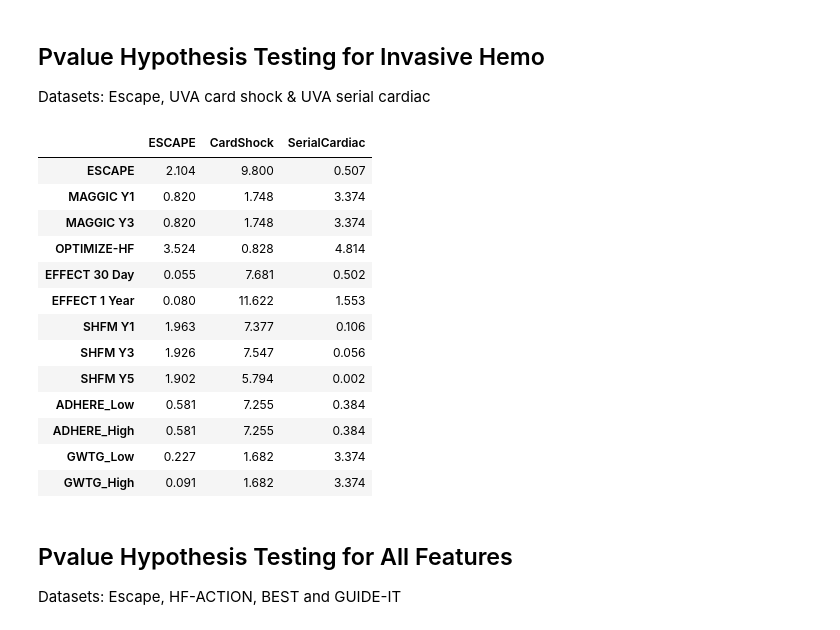
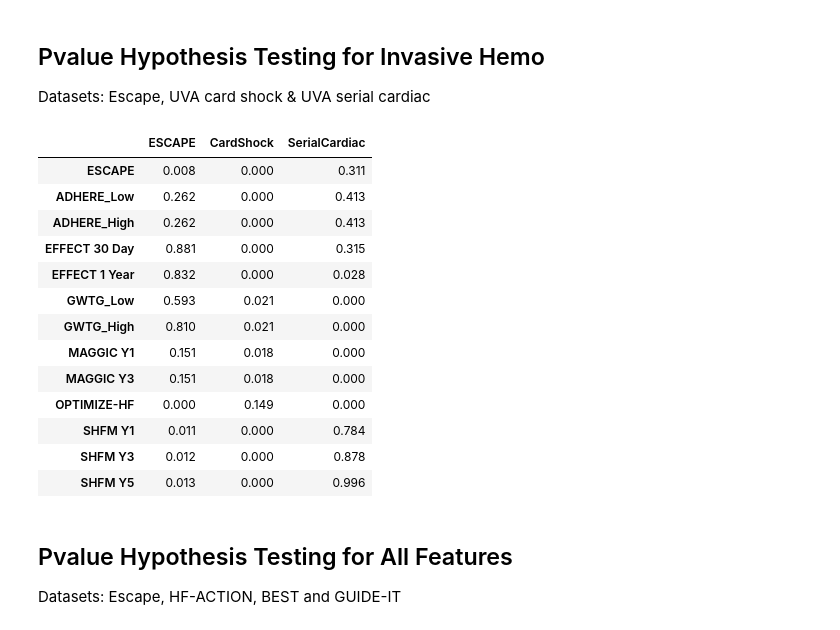
Before and after one commit to jozieLamp/CARNA, a Jupyter notebook: Risk Score Comparison/Compute Risk Score AUCs.ipynb, the cells around one changed output. Drawn from its saved outputs; the diff is of its cells as text; code cells hidden in the pictures.

```diff
--- a/Risk Score Comparison/Compute Risk Score AUCs.ipynb
+++ b/Risk Score Comparison/Compute Risk Score AUCs.ipynb
@@ -192,9 +192,12 @@ def makeScoreDF(dataset, labels, index, carnaScores=None):
     escDF = lbls
     escDF['ESCAPE'] = orig[['ESCAPE']]
 
-    missing = np.setdiff1d(labels.index, carnaScores.index)
-    scrs = convertCARNAEscape(orig, carnaScores, missing)
-    escDF['CARNA'] = scrs
+    try:
+        missing = np.setdiff1d(labels.index, carnaScores.index)
+        scrs = convertCARNAEscape(orig, carnaScores, missing)
+        escDF['CARNA'] = scrs
+    except:
+        pass
 
 
     #Make other scores DF
@@ -238,8 +241,11 @@ def makeScoreDF(dataset, labels, index, carnaScores=None):
     scrDF['SHFM Y3'] = orig['SHF2'] / 100
     scrDF["SHFM Y5"] = orig['SHF5'] / 100
 
-    scrs = convertCARNA(orig, carnaScores, missing)
-    scrDF['CARNA'] = scrs
+    try:
+        scrs = convertCARNA(orig, carnaScores, missing)
+        scrDF['CARNA'] = scrs
+    except:
+        pass
 
 
     return escDF, scrDF
@@ -377,6 +383,18 @@ def calc_pvalue(aucs, sigma):
     z = np.abs(np.diff(aucs)) / np.sqrt(np.dot(np.dot(l, sigma), l.T))
     return np.log10(2) + scipy.stats.norm.logsf(z, loc=0, scale=1) / np.log(10)
 
+def calc_pvalueV2(aucs, sigma):
+    """Computes p-values.
+    Args:
+       aucs: 1D array of AUCs
+       sigma: AUC DeLong covariances
+    Returns:
+       pvalue
+    """
+    l = np.array([[1, -1]])
+    z = np.abs(np.diff(aucs)) / np.sqrt(np.dot(np.dot(l, sigma), l.T))
+#     print("Z is", z)
+    return 2 * (1-scipy.stats.norm.cdf(z, loc=0, scale=1))
 
 def compute_ground_truth_statistics(ground_truth):
     assert np.array_equal(np.unique(ground_truth), [0, 1])
@@ -412,7 +430,7 @@ def delong_roc_test(ground_truth, predictions_one, predictions_two):
     order, label_1_count = compute_ground_truth_statistics(ground_truth)
     predictions_sorted_transposed = np.vstack((predictions_one, predictions_two))[:, order]
     aucs, delongcov = fastDeLong(predictions_sorted_transposed, label_1_count)
-    pvals = calc_pvalue(aucs, delongcov)
+    pvals = calc_pvalueV2(aucs, delongcov)
     return aucs, delongcov, pvals
 # %% [markdown]
 ## Pvalue Hypothesis Testing for Invasive Hemo
@@ -422,8 +440,8 @@ datasets = ['ESCAPE', 'CardShock', 'SerialCardiac']
 carnaScores = [escapeHemoScores, cardShockHemoScores, serialHemoScores]
 labels = [escapeLabels, cardShockLabels, serialLabels]
 index = ['DEIDNUM', 'ID', 'ID']
-scoreList = ['MAGGIC Y1', 'MAGGIC Y3', 'OPTIMIZE-HF', 'EFFECT 30 Day', 'EFFECT 1 Year',
-             'SHFM Y1', 'SHFM Y3', 'SHFM Y5','ADHERE_Low', 'ADHERE_High', 'GWTG_Low', 'GWTG_High']
+scoreList = ['ADHERE_Low', 'ADHERE_High', 'EFFECT 30 Day','EFFECT 1 Year','GWTG_Low', 'GWTG_High',
+             'MAGGIC Y1', 'MAGGIC Y3', 'OPTIMIZE-HF', 'SHFM Y1', 'SHFM Y3', 'SHFM Y5']
 
 pLst = []
 
@@ -442,48 +460,48 @@ for i in range(len(datasets)):
     lst.append(abs(pvals[0][0]))
 
     #do other scores
     for s in scoreList:
         miniDF = scoreDF[['Real', 'CARNA', s]]
 #         miniDF = miniDF.dropna()
         miniDF = miniDF.fillna(0)
 
 
         if len(miniDF.index) == 0: #all NAN
             lst.append(np.nan)
 #             print("CARNA +", s, ": NAN")
 
         else:
             aucs, delongcov, pvals = delong_roc_test(ground_truth=miniDF['Real'], predictions_one=miniDF['CARNA'], predictions_two=miniDF[s])
 #             print("CARNA +", s, ":", pvals[0][0])
 #             print("AUCs for CARNA + ", s, ":", aucs)
 
             lst.append(abs(pvals[0][0])) #note appending absolute value for two sided test
 
     pLst.append(lst)
 
 
-cols = ['ESCAPE', 'MAGGIC Y1', 'MAGGIC Y3', 'OPTIMIZE-HF', 'EFFECT 30 Day', 'EFFECT 1 Year',
-        'SHFM Y1', 'SHFM Y3', 'SHFM Y5','ADHERE_Low', 'ADHERE_High', 'GWTG_Low', 'GWTG_High']
+cols = ['ESCAPE', 'ADHERE_Low', 'ADHERE_High', 'EFFECT 30 Day','EFFECT 1 Year','GWTG_Low', 'GWTG_High',
+             'MAGGIC Y1', 'MAGGIC Y3', 'OPTIMIZE-HF', 'SHFM Y1', 'SHFM Y3', 'SHFM Y5']
 
 df = pd.DataFrame(pLst, columns=cols, index=datasets)
 df = df.round(3)
 
 df.T
 # %% [output]
 |  | ESCAPE | CardShock | SerialCardiac |
-| ESCAPE | 2.104 | 9.800 | 0.507 |
-| MAGGIC Y1 | 0.820 | 1.748 | 3.374 |
-| MAGGIC Y3 | 0.820 | 1.748 | 3.374 |
-| OPTIMIZE-HF | 3.524 | 0.828 | 4.814 |
-| EFFECT 30 Day | 0.055 | 7.681 | 0.502 |
-| EFFECT 1 Year | 0.080 | 11.622 | 1.553 |
-| SHFM Y1 | 1.963 | 7.377 | 0.106 |
-| SHFM Y3 | 1.926 | 7.547 | 0.056 |
-| SHFM Y5 | 1.902 | 5.794 | 0.002 |
-| ADHERE_Low | 0.581 | 7.255 | 0.384 |
-| ADHERE_High | 0.581 | 7.255 | 0.384 |
-| GWTG_Low | 0.227 | 1.682 | 3.374 |
-| GWTG_High | 0.091 | 1.682 | 3.374 |
+| ESCAPE | 0.008 | 0.000 | 0.311 |
+| ADHERE_Low | 0.262 | 0.000 | 0.413 |
+| ADHERE_High | 0.262 | 0.000 | 0.413 |
+| EFFECT 30 Day | 0.881 | 0.000 | 0.315 |
+| EFFECT 1 Year | 0.832 | 0.000 | 0.028 |
+| GWTG_Low | 0.593 | 0.021 | 0.000 |
+| GWTG_High | 0.810 | 0.021 | 0.000 |
+| MAGGIC Y1 | 0.151 | 0.018 | 0.000 |
+| MAGGIC Y3 | 0.151 | 0.018 | 0.000 |
+| OPTIMIZE-HF | 0.000 | 0.149 | 0.000 |
+| SHFM Y1 | 0.011 | 0.000 | 0.784 |
+| SHFM Y3 | 0.012 | 0.000 | 0.878 |
+| SHFM Y5 | 0.013 | 0.000 | 0.996 |
 # %% [markdown]
 ## Pvalue Hypothesis Testing for All Features
 Datasets: Escape, HF-ACTION, BEST and GUIDE-IT
```
Also changed, not shown: parts of 5 cells of this notebook, 1 other file.
